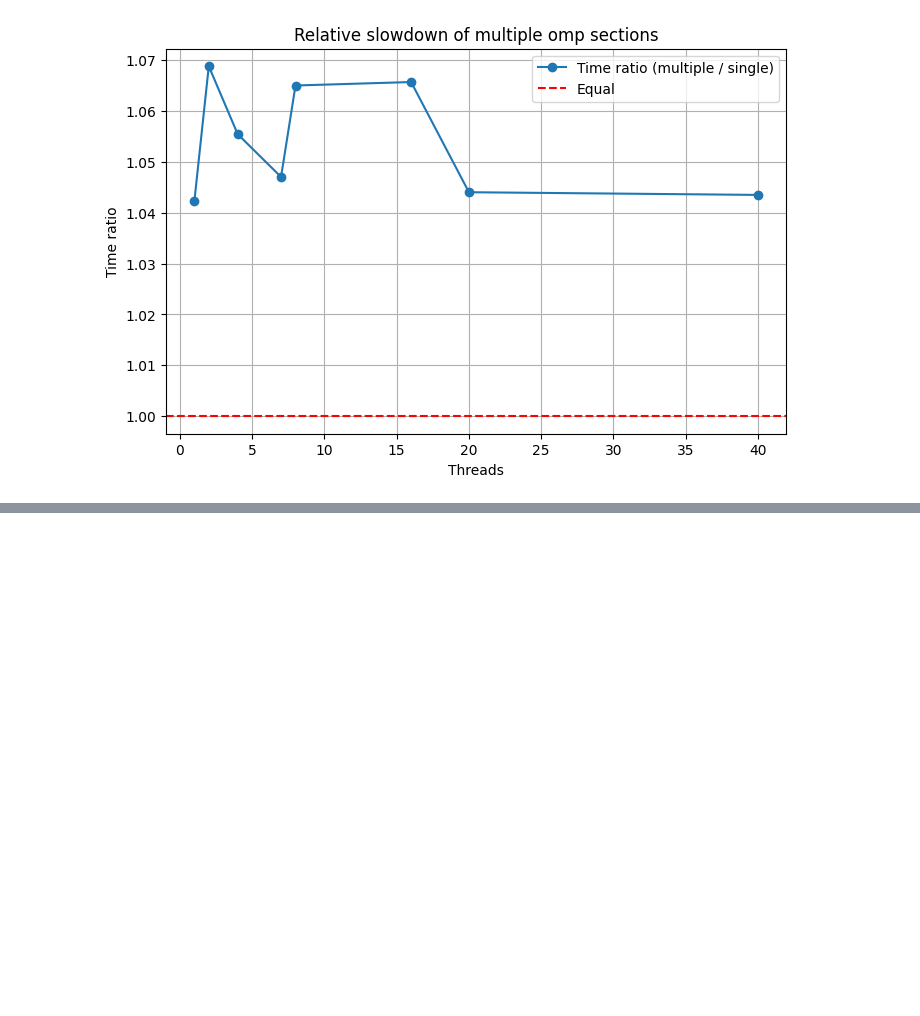
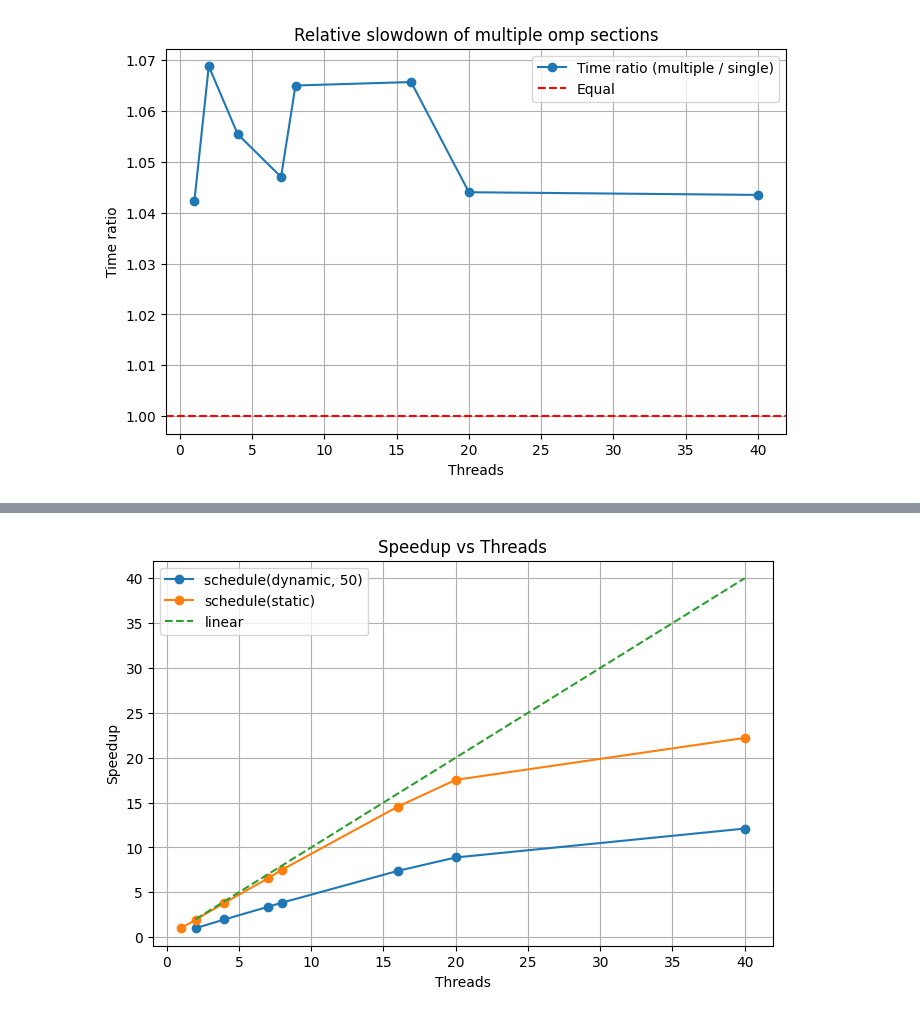
Before and after one commit to Lijnx/Parallelism-Theory-Tasks, a Jupyter notebook: task2/plots.ipynb, the cells around one changed output, grey strips where cells are left out. Saved outputs shown, nothing was run; the diff lists cells and outputs as text; code cells hidden in the pictures; blank space fills up the shorter version.

```diff
--- a/task2/plots.ipynb
+++ b/task2/plots.ipynb
@@ -248,0 +286,44 @@ build_plot(df_static)
+# %%
+import numpy as np
+import pandas as pd
+import matplotlib.pyplot as plt
+
+df_baseline = pd.read_csv('slae/slae_single_block.csv')
+df_baseline.columns = df_baseline.columns.str.strip()
+q10 = df_baseline.groupby('threads')['time'].transform(lambda x: x.quantile(0.1))
+q90 = df_baseline.groupby('threads')['time'].transform(lambda x: x.quantile(0.9))
+df_baseline = df_baseline[(df_baseline['time'] >= q10) & (df_baseline['time'] <= q90)]
+df_baseline = df_baseline.groupby('threads')['time'].mean().reset_index()
+df_baseline['speedup'] = df_baseline['time'].transform(lambda x: x.iloc[0] / x)
+
+df = pd.read_csv('slae/slae_guided.csv')
+df.columns = df.columns.str.strip()
+df = df[df['chunks'] == 10]
+
+q10 = df.groupby('threads')['time'].transform(lambda x: x.quantile(0.1))
+q90 = df.groupby('threads')['time'].transform(lambda x: x.quantile(0.9))
+
+df = df[(df['time'] >= q10) & (df['time'] <= q90)]
+df = df.groupby('threads')['time'].mean().reset_index()
+df['speedup'] = df['time'].transform(lambda x: x.iloc[0] / x)
+
+# идеальная линейная линия
+threads = sorted(df['threads'].unique())
+ideal = threads  # S(p) = p
+
+# plot
+plt.figure(figsize=(8, 5))
+
+plt.plot(df['threads'], df['speedup'], marker='o', label='schedule(dynamic, 50)')
+plt.plot(df_baseline['threads'], df_baseline['speedup'], marker='o', label='schedule(static)')
+plt.plot(threads, ideal, linestyle='--', label='linear')
+
+plt.xlabel('Threads')
+plt.ylabel('Speedup')
+plt.title('Speedup vs Threads')
+plt.legend()
+plt.grid(True)
+
+plt.show()
+# %% [output]
+[figure, added]
```
Also changed, not shown: parts of 1 cell of this notebook, 3 other files.
